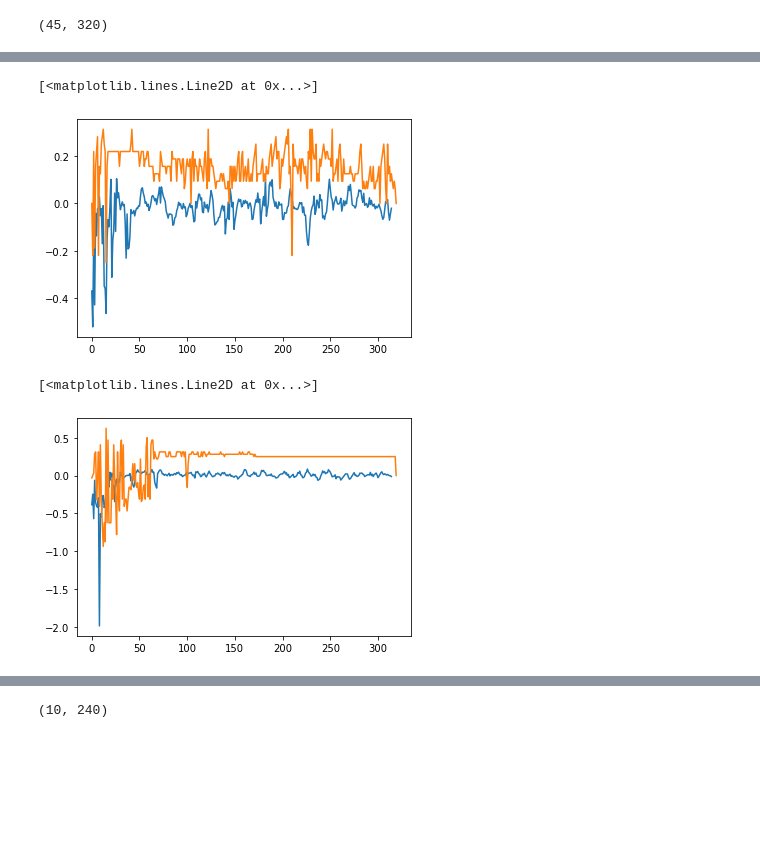
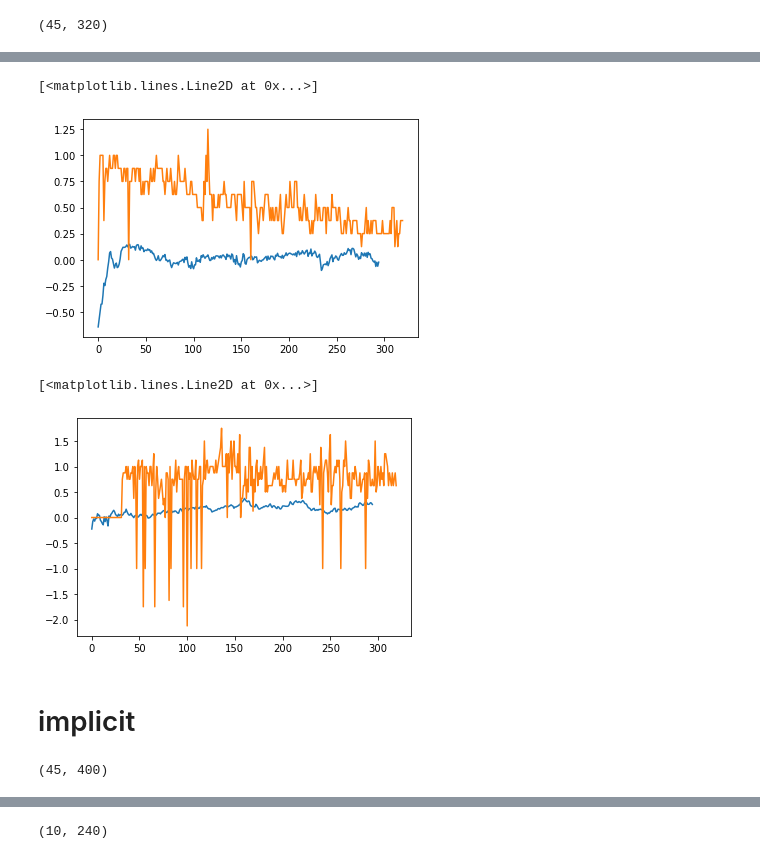
Before and after one commit to Evenstarneko/DL_Final_Project, a Jupyter notebook: Data_visualization.ipynb, the cells around one changed output, grey strips where cells are left out. Drawn from its saved outputs; the diff is of its cells as text; code cells hidden in the pictures; blank space fills up the shorter version.

```diff
--- a/Data_visualization.ipynb
+++ b/Data_visualization.ipynb
@@ -97,8 +97,8 @@ plt.plot(error[5])
 [figure]
 # %%
 error = np.nan_to_num(implicit)+np.nan_to_num(explicit)+rot
-target = np.nan_to_num(explicit) / np.max(np.nan_to_num(explicit))
-error = error / 45
+target = np.nan_to_num(explicit) / 90
+error = error / 90
 target = target[:,56:-80]
 error = error[:,56:-80]
 # %%
@@ -139,9 +139,9 @@ model.add(LSTM(hidden,
     kernel_regularizer=regularizers.L1L2(l1=1e-3, l2=1e-2),
     kernel_initializer=initializers.RandomNormal(stddev=0.01)))
 """
+model.add(Dense(64, activation='relu'))
 model.add(Dense(512, activation='relu'))
-model.add(Dense(2048, activation='relu'))
-model.add(Dense(target.shape[1], activation = 'sigmoid'))
+model.add(Dense(target.shape[1], activation = 'tanh'))
 model.compile(loss='mean_squared_error', optimizer='adam')
 model.fit(trainX, trainY, epochs=100, batch_size=45, verbose=2, shuffle = True)
 # %% [output]
@@ -180,5 +198,5 @@ plt.plot(testY[7])
 # %%
-timestep=10
+timestep=25
 x_train=[]
 y_train=[]
 x_test=[]
@@ -222,15 +240,13 @@ from tensorflow.keras import initializers
 
 # create and fit the LSTM network
 reg=Sequential()
-reg.add(LSTM(128,return_sequences=True,input_shape=(x_train.shape[1],1)))
+reg.add(LSTM(64,return_sequences=True, input_shape=(x_train.shape[1],1)))
 reg.add(Dropout(0.15))
 reg.add(LSTM(256,return_sequences=True))
-reg.add(Dropout(0.15))
-reg.add(LSTM(512,return_sequences=True))
 reg.add(Dropout(0.25))
 reg.add(Flatten())
-reg.add(Dense(1))
+reg.add(Dense(1, activation = 'tanh'))
 
 reg.compile(optimizer="adam",loss="mean_squared_error")
-reg.fit(x_train,y_train,epochs=100,batch_size=256)
+reg.fit(x_train,y_train,epochs=50,batch_size=512)
 # %% [output]
@@ -262,14 +279,16 @@ result2 = []
 for i in range(45):
     result2.append(predict2[i*(320-timestep): (i+1)*(320-timestep)])
 # %%
-plt.plot(result[7])
-plt.plot(testY[7])
+plt.plot(result[2])
+plt.plot(testY[2])
 # %% [output]
 [<matplotlib.lines.Line2D at 0x...>]
-[figure, old version]
+[figure, new version]
 # %%
-plt.plot(result2[28])
-plt.plot(trainY[28])
+plt.plot(result2[3])
+plt.plot(trainY[3])
 # %% [output]
 [<matplotlib.lines.Line2D at 0x...>]
-[figure, old version]
+[figure, new version]
+# %% [markdown]
+# implicit
@@ -275,0 +308,4 @@ plt.plot(trainY[28])
+# %%
+trainX.shape
+# %% [output]
+(45, 400)
```
Also changed, not shown: parts of 22 cells of this notebook.
